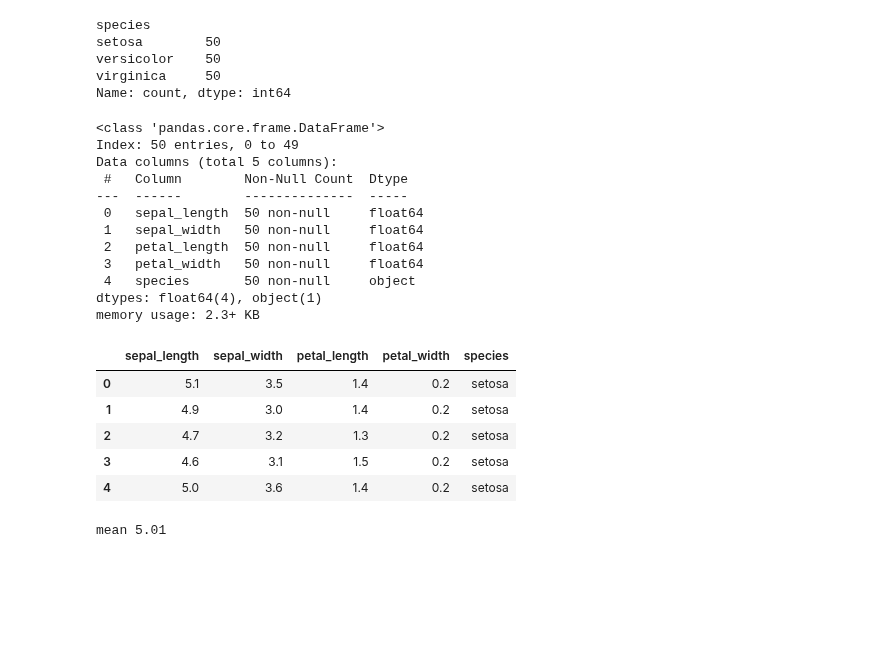
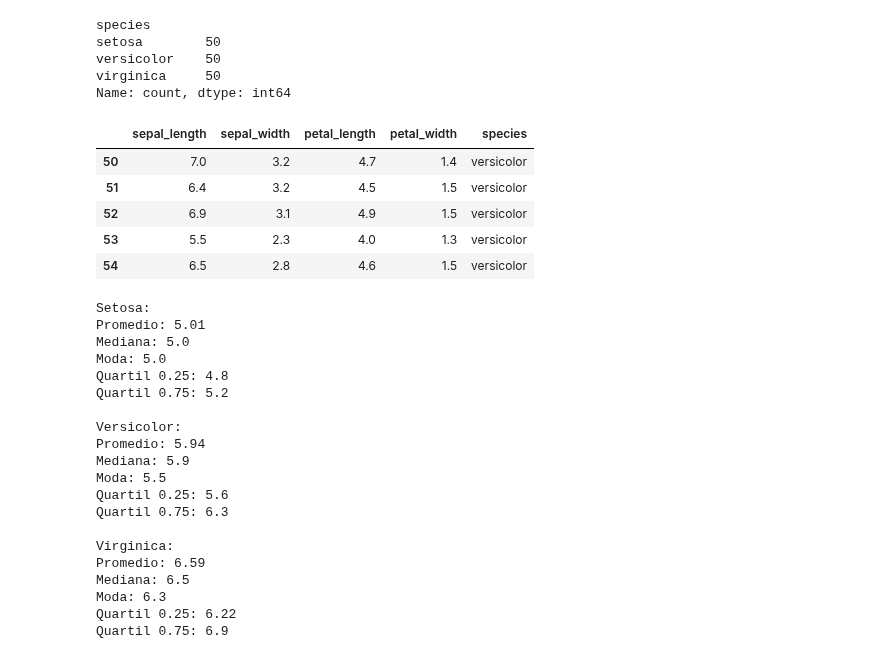
Before and after one commit to JhonZafra/Statistic_Concepts, a Jupyter notebook: SemanaIII/SeabornII.ipynb, the cells around one changed output. Cells and saved outputs as stored; diff of their text form; code cells hidden in the pictures; blank space fills up the shorter version.

```diff
--- a/SemanaIII/SeabornII.ipynb
+++ b/SemanaIII/SeabornII.ipynb
@@ -152,28 +152,56 @@ virginica     50
 Name: count, dtype: int64
 # %%
 setosadf = irisdf[ irisdf.species =="setosa"]
-setosadf.info()
-setosadf.head()
+versicolordf = irisdf[ irisdf.species =="versicolor"]
+virginicadf = irisdf[ irisdf.species =="virginica"]
+
+versicolordf.head()
 # %% [output]
-<class 'pandas.core.frame.DataFrame'>
-Index: 50 entries, 0 to 49
-Data columns (total 5 columns):
- #   Column        Non-Null Count  Dtype
----  ------        --------------  -----
- 0   sepal_length  50 non-null     float64
- 1   sepal_width   50 non-null     float64
- 2   petal_length  50 non-null     float64
- 3   petal_width   50 non-null     float64
- 4   species       50 non-null     object
-dtypes: float64(4), object(1)
-memory usage: 2.3+ KB
 |  | sepal_length | sepal_width | petal_length | petal_width | species |
-| 0 | 5.1 | 3.5 | 1.4 | 0.2 | setosa |
-| 1 | 4.9 | 3.0 | 1.4 | 0.2 | setosa |
-| 2 | 4.7 | 3.2 | 1.3 | 0.2 | setosa |
-| 3 | 4.6 | 3.1 | 1.5 | 0.2 | setosa |
-| 4 | 5.0 | 3.6 | 1.4 | 0.2 | setosa |
+| 50 | 7.0 | 3.2 | 4.7 | 1.4 | versicolor |
+| 51 | 6.4 | 3.2 | 4.5 | 1.5 | versicolor |
+| 52 | 6.9 | 3.1 | 4.9 | 1.5 | versicolor |
+| 53 | 5.5 | 2.3 | 4.0 | 1.3 | versicolor |
+| 54 | 6.5 | 2.8 | 4.6 | 1.5 | versicolor |
-# %%
-print("mean", setosadf.sepal_length.mean().round(2))
-# %% [output]
-mean 5.01
+# %%
+print("Setosa:")
+print("Promedio:", setosadf.sepal_length.mean().round(2))
+print("Mediana:", setosadf.sepal_length.median().round(2))
+print("Moda:", setosadf.sepal_length.mode()[0].round(2))
+print("Quartil 0.25:", setosadf.sepal_length.quantile(0.25).round(2))
+print("Quartil 0.75:", setosadf.sepal_length.quantile(0.75).round(2))
+
+print("\nVersicolor:")
+print("Promedio:", versicolordf.sepal_length.mean().round(2))
+print("Mediana:", versicolordf.sepal_length.median().round(2))
+print("Moda:", versicolordf.sepal_length.mode()[0].round(2))
+print("Quartil 0.25:", versicolordf.sepal_length.quantile(0.25).round(2))
+print("Quartil 0.75:", versicolordf.sepal_length.quantile(0.75).round(2))
+
+print("\nVirginica:")
+print("Promedio:", virginicadf.sepal_length.mean().round(2))
+print("Mediana:", virginicadf.sepal_length.median().round(2))
+print("Moda:", virginicadf.sepal_length.mode()[0].round(2))
+print("Quartil 0.25:", virginicadf.sepal_length.quantile(0.25).round(2))
+print("Quartil 0.75:", virginicadf.sepal_length.quantile(0.75).round(2))
+# %% [output]
+Setosa:
+Promedio: 5.01
+Mediana: 5.0
+Moda: 5.0
+Quartil 0.25: 4.8
+Quartil 0.75: 5.2
+
+Versicolor:
+Promedio: 5.94
+Mediana: 5.9
+Moda: 5.5
+Quartil 0.25: 5.6
+Quartil 0.75: 6.3
+
+Virginica:
+Promedio: 6.59
+Mediana: 6.5
+Moda: 6.3
+Quartil 0.25: 6.22
+Quartil 0.75: 6.9
```
Also changed, not shown: parts of 1 cell of this notebook.
